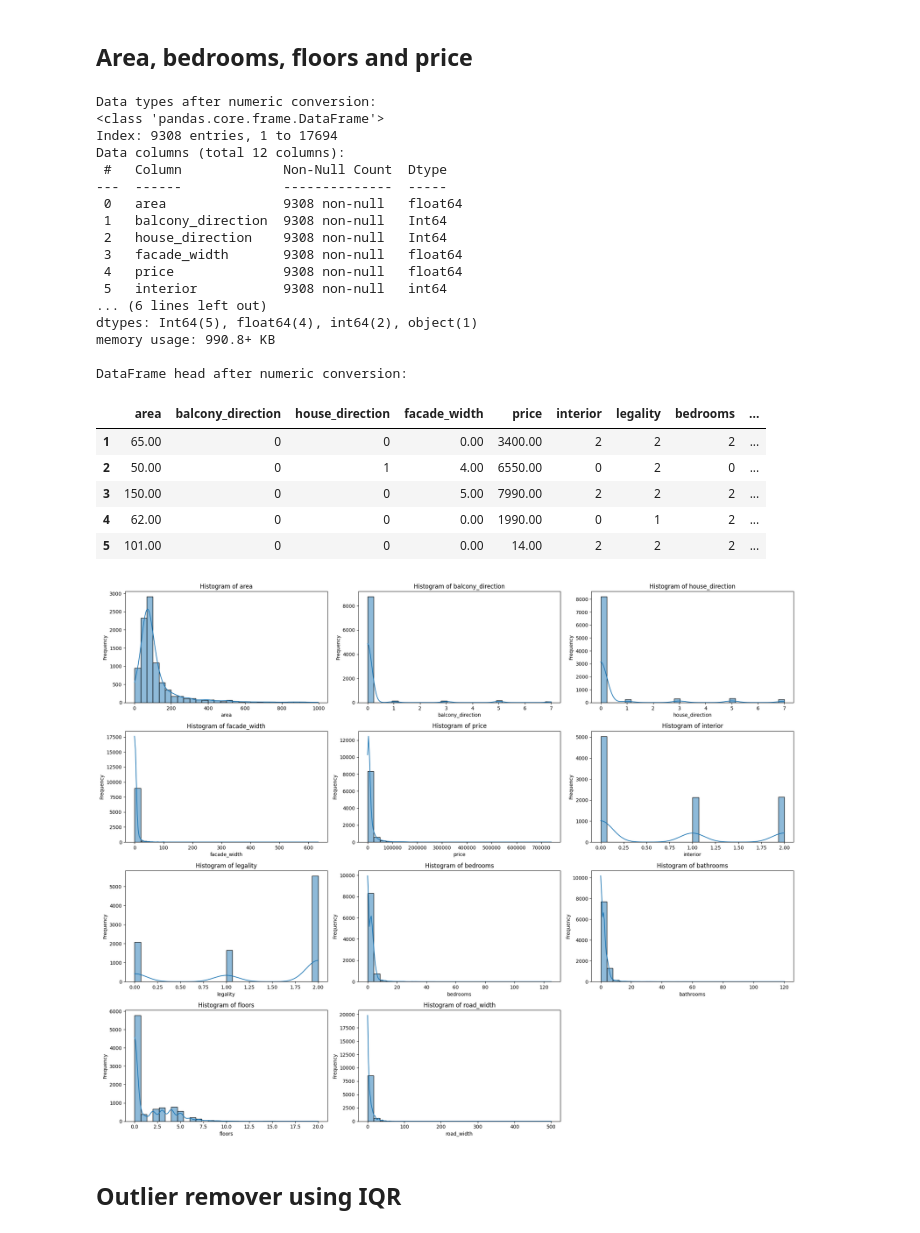
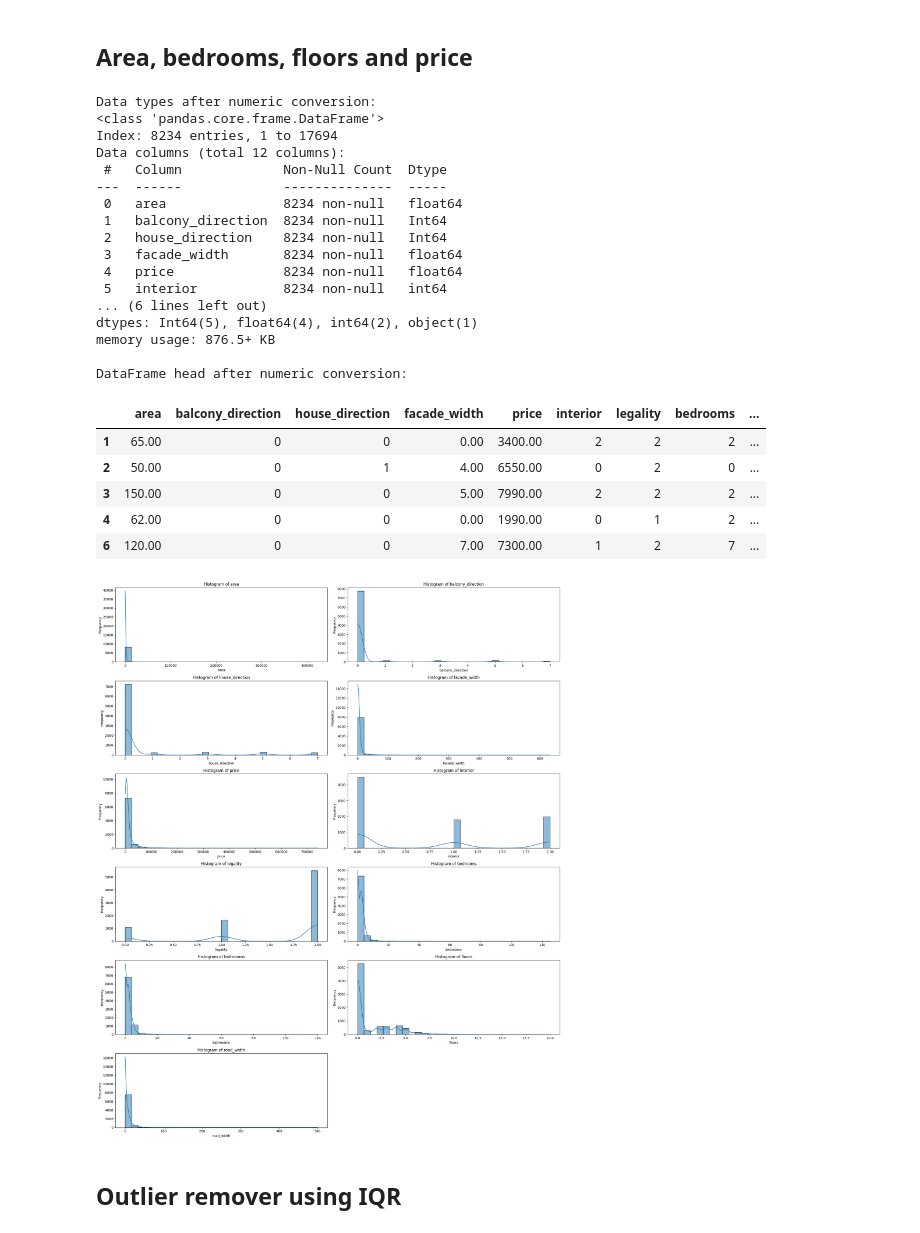
Before and after one commit to DuongDH03/RealEstate-EDA-Modeling, a Jupyter notebook: Data Exploration/Explore-batdongsan.ipynb, the cells around one changed output. Drawn from its saved outputs; the diff is of its cells as text; code cells hidden in the pictures.

```diff
--- a/Data Exploration/Explore-batdongsan.ipynb
+++ b/Data Exploration/Explore-batdongsan.ipynb
@@ -126,10 +126,15 @@ df.head()
 # Convert area, bedrooms, floors, and price to numeric types
 
 # --- Area ---
-df['Diện tích'] = pd.to_numeric(
-    df['Diện tích'].astype(str).str.extract(r'(\d+(?:[.,]\d+)?)', expand=False).str.replace(',', '.'),
-    errors='coerce'
-)
+# Extracts numbers (e.g., "80", "36.5") from strings like "80 m2"
+# User request: "1.111" should mean 1111, so dots are thousand separators. Commas are decimal separators.
+area_series = df['Diện tích'].astype(str)
+# Remove dots (thousand separators)
+area_series_no_dots = area_series.str.replace(r'\.', '', regex=True)
+# Replace commas with dots (decimal separators)
+area_series_comma_as_dot = area_series_no_dots.str.replace(r',', '.', regex=True)
+# Extract the number part
+df['Diện tích'] = pd.to_numeric(area_series_comma_as_dot.str.extract(r'(\d+(?:\.\d+)?)', expand=False), errors='coerce')
 df['Diện tích'] = df['Diện tích'].fillna(0)
 
 # --- Bedrooms ---
@@ -156,19 +161,20 @@ def parse_price(price_str):
         return np.nan
 
     num_val = float(num_part_match.group(1))
-
+    if 'tháng' in price_str_lower:
+        return np.nan
     if 'tỷ' in price_str_lower:
         return num_val * 1e3  # Billion to million
     elif 'triệu' in price_str_lower:
         return num_val  # Million
-    elif 'triệu/m2' in price_str_lower:
+    elif 'triệu/m' in price_str_lower:
         return num_val * df['Diện tích']  # Million per square meter
     return num_val /1e6  # Default to million
 
 df['Mức giá'] = df['Mức giá'].apply(parse_price)
 
-# Remove invalid 'Mức giá' entries
-df = df[df['Mức giá'].notnull()]
+# Remove invalid 'Mức giá' entries (null or zero)
+df = df[df['Mức giá'].notnull() & (df['Mức giá'] != 0)]
 
 # --- Toilets, bathroom ---
 df['Số phòng tắm, vệ sinh'] = df['Số phòng tắm, vệ sinh'].astype(str).str.extract(r'(\d+)', expand=False)
@@ -240,19 +246,19 @@ df.head()
 # %% [output]
 Data types after numeric conversion:
 <class 'pandas.core.frame.DataFrame'>
-Index: 9308 entries, 1 to 17694
+Index: 8234 entries, 1 to 17694
 Data columns (total 12 columns):
  #   Column             Non-Null Count  Dtype
 ---  ------             --------------  -----
- 0   area               9308 non-null   float64
- 1   balcony_direction  9308 non-null   Int64
- 2   house_direction    9308 non-null   Int64
- 3   facade_width       9308 non-null   float64
- 4   price              9308 non-null   float64
- 5   interior           9308 non-null   int64
+ 0   area               8234 non-null   float64
+ 1   balcony_direction  8234 non-null   Int64
+ 2   house_direction    8234 non-null   Int64
+ 3   facade_width       8234 non-null   float64
+ 4   price              8234 non-null   float64
+ 5   interior           8234 non-null   int64
 ... (6 lines left out)
 dtypes: Int64(5), float64(4), int64(2), object(1)
-memory usage: 990.8+ KB
+memory usage: 876.5+ KB
 
 DataFrame head after numeric conversion:
 |  | area | balcony_direction | house_direction | facade_width | price | interior | legality | bedrooms | ... |
@@ -260,30 +266,30 @@ DataFrame head after numeric conversion:
 | 2 | 50.00 | 0 | 1 | 4.00 | 6550.00 | 0 | 2 | 0 | ... |
 | 3 | 150.00 | 0 | 0 | 5.00 | 7990.00 | 2 | 2 | 2 | ... |
 | 4 | 62.00 | 0 | 0 | 0.00 | 1990.00 | 0 | 1 | 2 | ... |
-| 5 | 101.00 | 0 | 0 | 0.00 | 14.00 | 2 | 2 | 2 | ... |
+| 6 | 120.00 | 0 | 0 | 7.00 | 7300.00 | 1 | 2 | 7 | ... |
 # %%
 # Plot histograms for all numeric columns to check distributions and outliers
 
 # Select only numeric columns for histograms
 numeric_cols = df.select_dtypes(include=[np.number]).columns.tolist()
 
 # Determine the layout for subplots
-n_cols = 3  # Number of columns in subplot grid
+n_cols = 2  # Number of columns in subplot grid
 n_rows = (len(numeric_cols) - 1) // n_cols + 1 # Calculate rows needed
 
 plt.figure(figsize=(20, n_rows * 4)) # Adjust figure size based on number of rows
 
 for i, col in enumerate(numeric_cols):
     plt.subplot(n_rows, n_cols, i + 1)
     sns.histplot(df[col], kde=True, bins=30)
     plt.title(f'Histogram of {col}')
     plt.xlabel(col)
     plt.ylabel('Frequency')
 
 plt.tight_layout() # Adjust layout to prevent overlapping titles/labels
 plt.show()
 # %% [output]
-[figure, old version]
+[figure, new version]
 # %% [markdown]
 ## Outlier remover using IQR
 # %%
```
Also changed, not shown: parts of 5 cells of this notebook.
